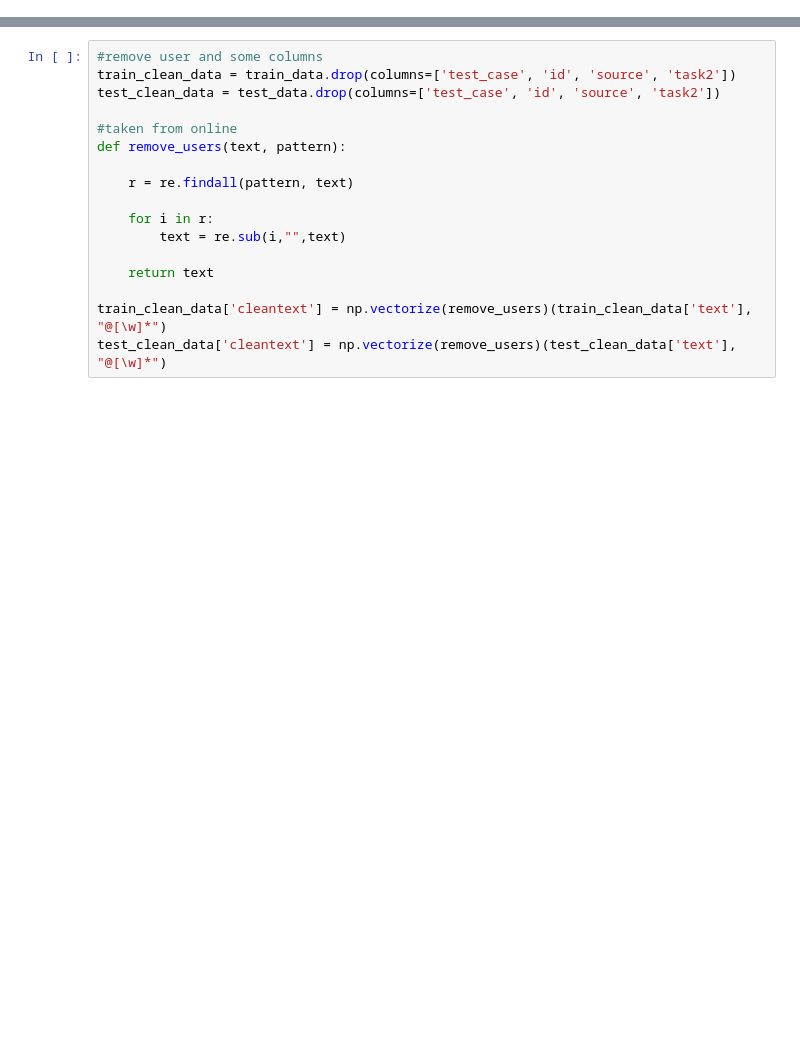
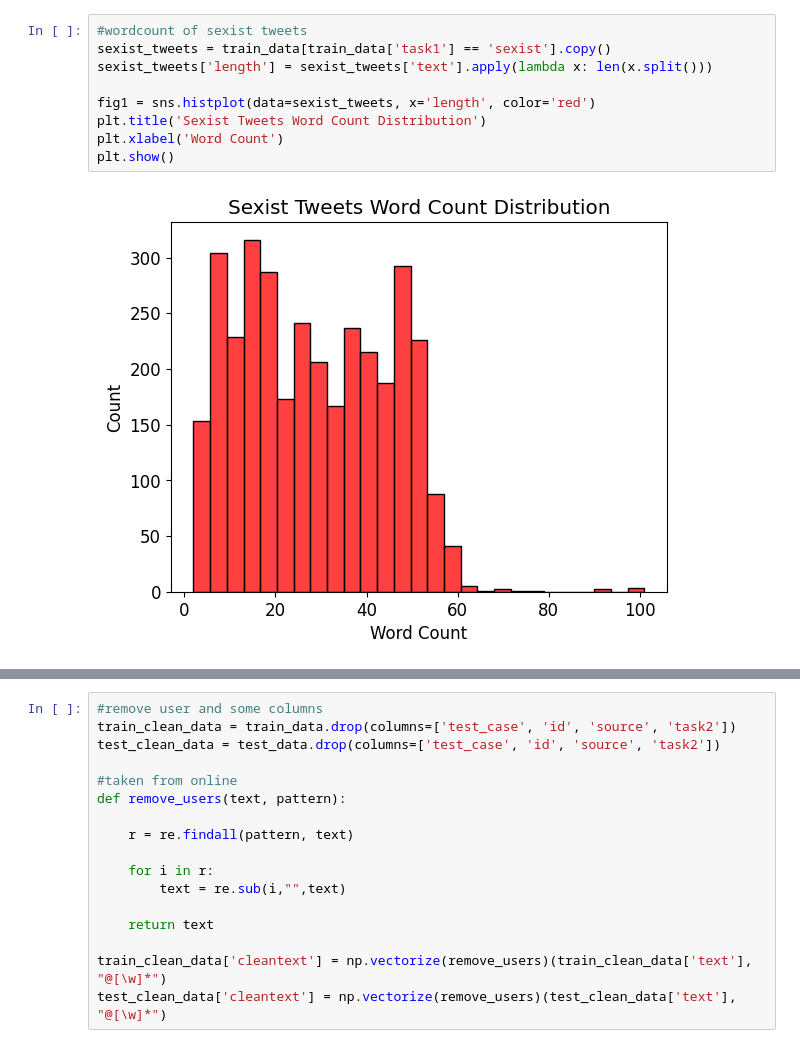
Before and after one commit to samanthalau1/sexism-detection-ml, a Jupyter notebook: sexism_notebook.ipynb, the cells around one changed output, grey strips where cells are left out. Cells and saved outputs as stored; diff of their text form; blank space fills up the shorter version.

```diff
--- a/sexism_notebook.ipynb
+++ b/sexism_notebook.ipynb
@@ -66,0 +40,11 @@ nonsexist_tweets['length'].iplot(
+# %%
+#wordcount of sexist tweets
+sexist_tweets = train_data[train_data['task1'] == 'sexist'].copy()
+sexist_tweets['length'] = sexist_tweets['text'].apply(lambda x: len(x.split()))
+
+fig1 = sns.histplot(data=sexist_tweets, x='length', color='red')
+plt.title('Sexist Tweets Word Count Distribution')
+plt.xlabel('Word Count')
+plt.show()
+# %% [output]
+[figure, added]
```
Also changed, not shown: parts of 31 cells of this notebook.
